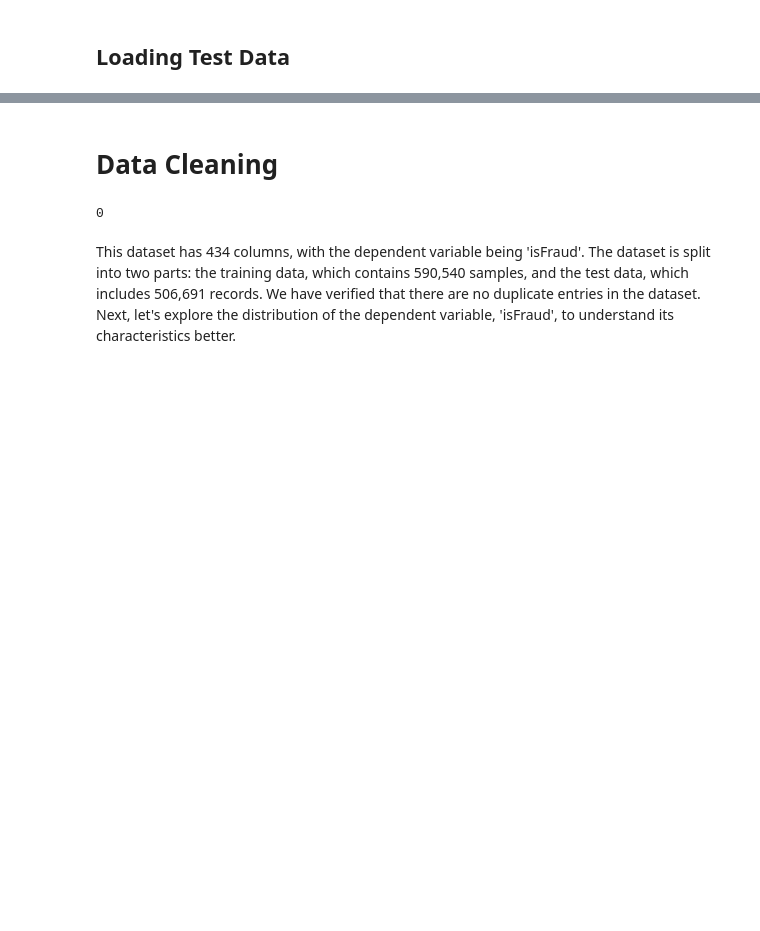
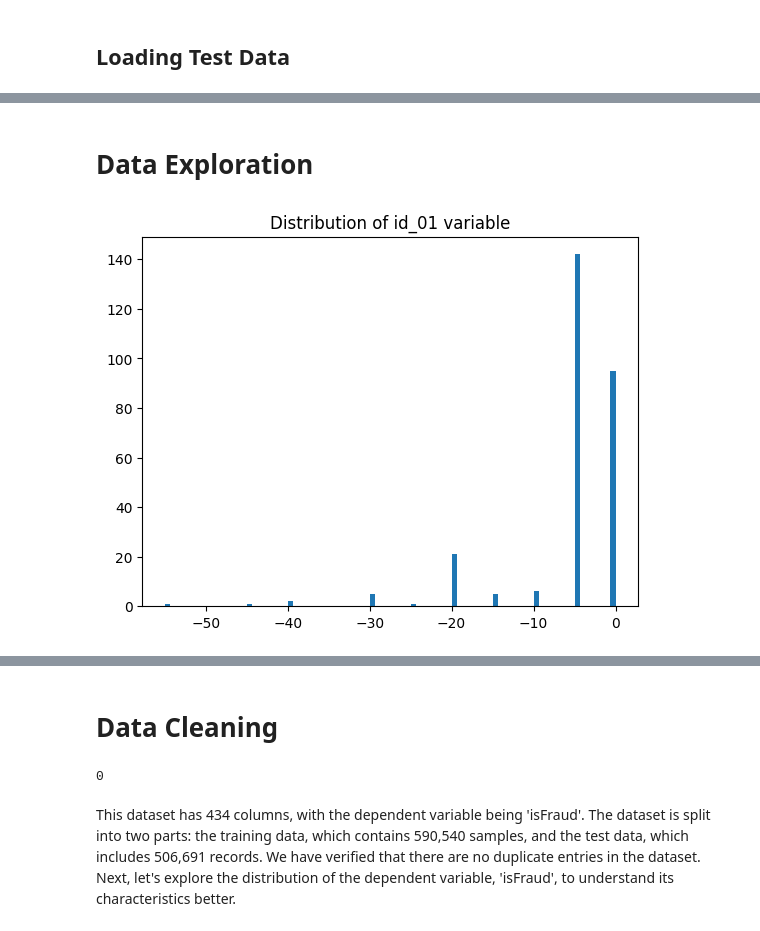
Before and after one commit to SimoCs/Enhanced-Fraud-Detection-Data-Analysis, a Jupyter notebook: Enhanced_Fraud_Detection_Data_Analysis.ipynb, the cells around one changed output, grey strips where cells are left out. Cells and saved outputs as stored; diff of their text form; code cells hidden in the pictures; blank space fills up the shorter version.

```diff
--- a/Enhanced_Fraud_Detection_Data_Analysis.ipynb
+++ b/Enhanced_Fraud_Detection_Data_Analysis.ipynb
@@ -81,2 +81,9 @@ test_df.shape
 # %%
 del test_transaction, test_identity
+# %% [markdown]
+# Data Exploration
+# %%
+plt.hist(train_df['id_01'], bins=77);
+plt.title('Distribution of id_01 variable');
+# %% [output]
+[figure, added]
```
Also changed, not shown: parts of 34 cells of this notebook.
